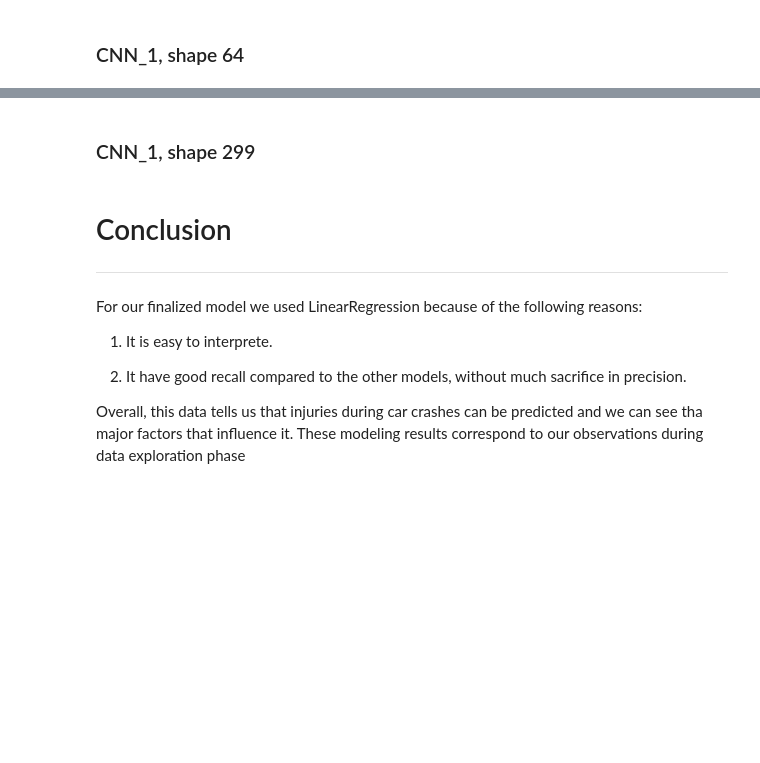
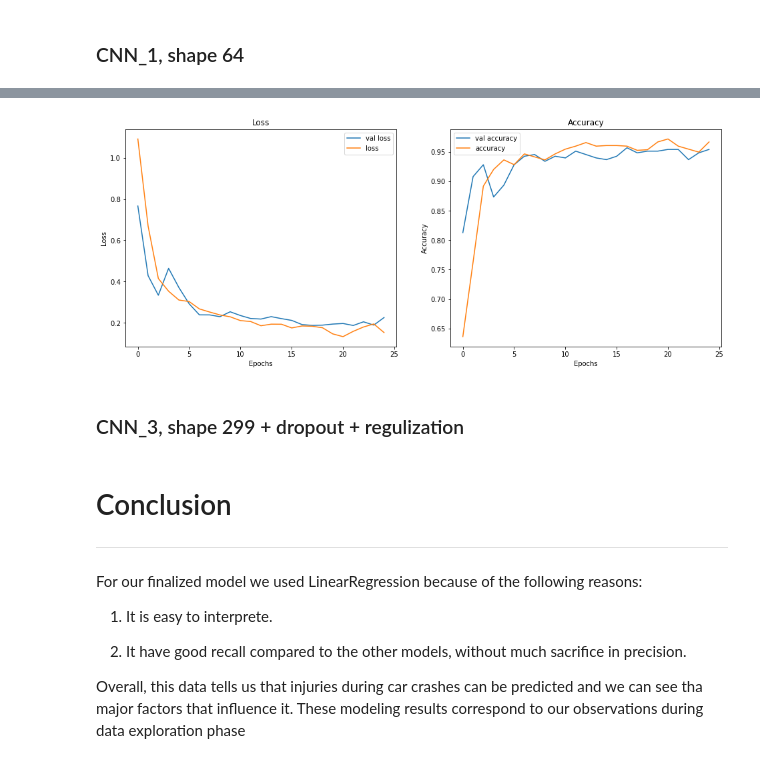
Before and after one commit to 314ka4y/Image_classification, a Jupyter notebook: Project_classification.ipynb, the cells around one changed output, grey strips where cells are left out. Cells and saved outputs as stored; diff of their text form; code cells hidden in the pictures; blank space fills up the shorter version.

```diff
--- a/Project_classification.ipynb
+++ b/Project_classification.ipynb
@@ -736,0 +744,27 @@ visualize_training_results1(history_CNN1)
+# %%
+model_CNN2 = models.Sequential()
+model_CNN2.add(layers.Conv2D(32, (3, 3), activation='relu',
+                        input_shape=(64 ,64, 3)))
+model_CNN2.add(layers.MaxPooling2D((2, 2)))
+
+model_CNN2.add(layers.Conv2D(32, (4, 4), activation='relu'))
+model_CNN2.add(layers.MaxPooling2D((2, 2)))
+
+model_CNN2.add(layers.Conv2D(64, (3, 3), activation='relu'))
+model_CNN2.add(layers.MaxPooling2D((2, 2)))
+
+model_CNN2.add(layers.Flatten())
+model_CNN2.add(layers.Dense(40, activation='relu', kernel_regularizer = l2(l2 = L2_best)))
+model_CNN2.add(layers.Dropout(0.2))
+model_CNN2.add(layers.Dense(10, activation='relu', kernel_regularizer = l2(l2 = L2_best)))
+model_CNN2.add(layers.Dense(1, activation='sigmoid'))
+
+model_CNN2.compile(loss='binary_crossentropy',
+              optimizer="Adam",
+              metrics=['accuracy'])
+# %%
+history_CNN2 = model_CNN2.fit(train_images,
+                    train_y,
+                    epochs=25,
+                    batch_size=32,
+                    validation_data=(val_images, val_y))
@@ -737,5 +793,9 @@ visualize_training_results1(history_CNN1)
+# %%
+visualize_training_results(history_CNN2)
+# %% [output]
+[figure, added]
 # %% [markdown]
-### CNN_1, shape 299
+### CNN_3, shape 299 + dropout + regulization
 # %% [markdown]
 # Conclusion
 ---
```
Also changed, not shown: parts of 7 cells of this notebook.
